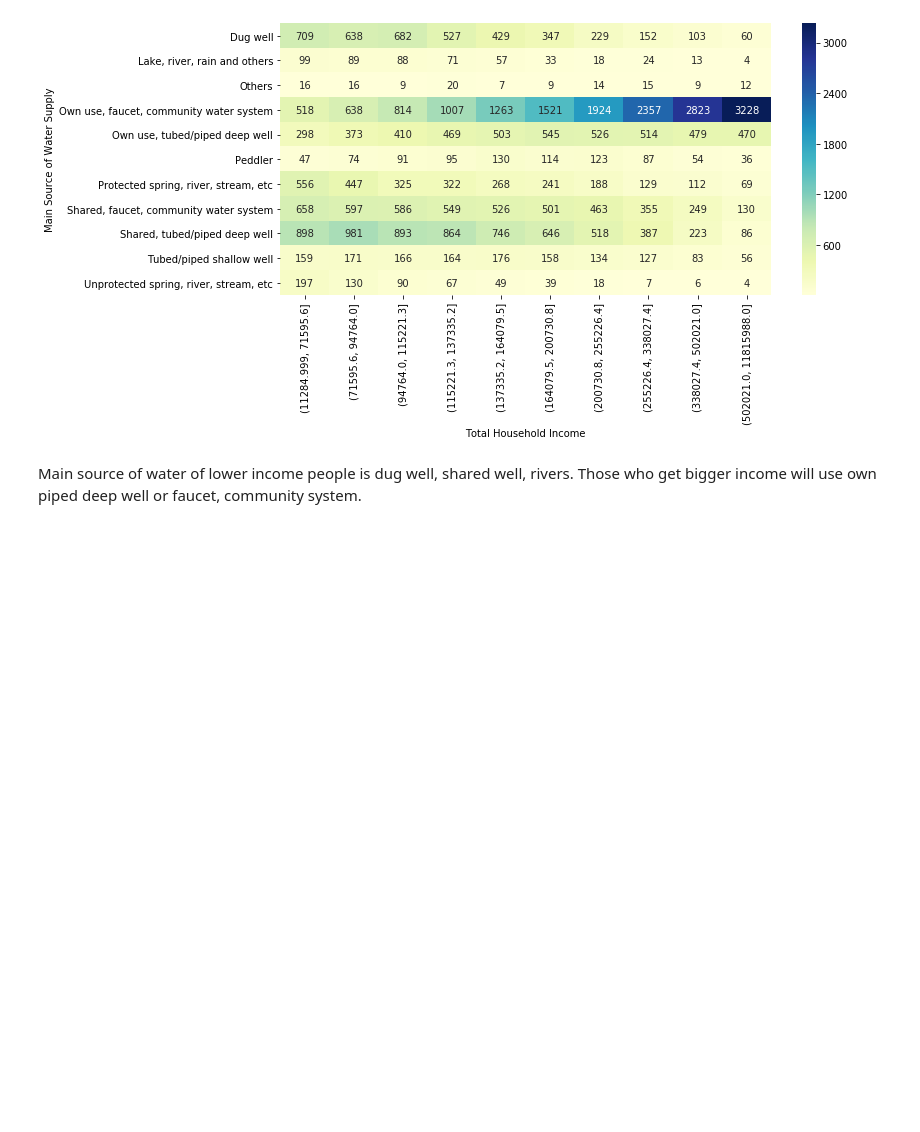
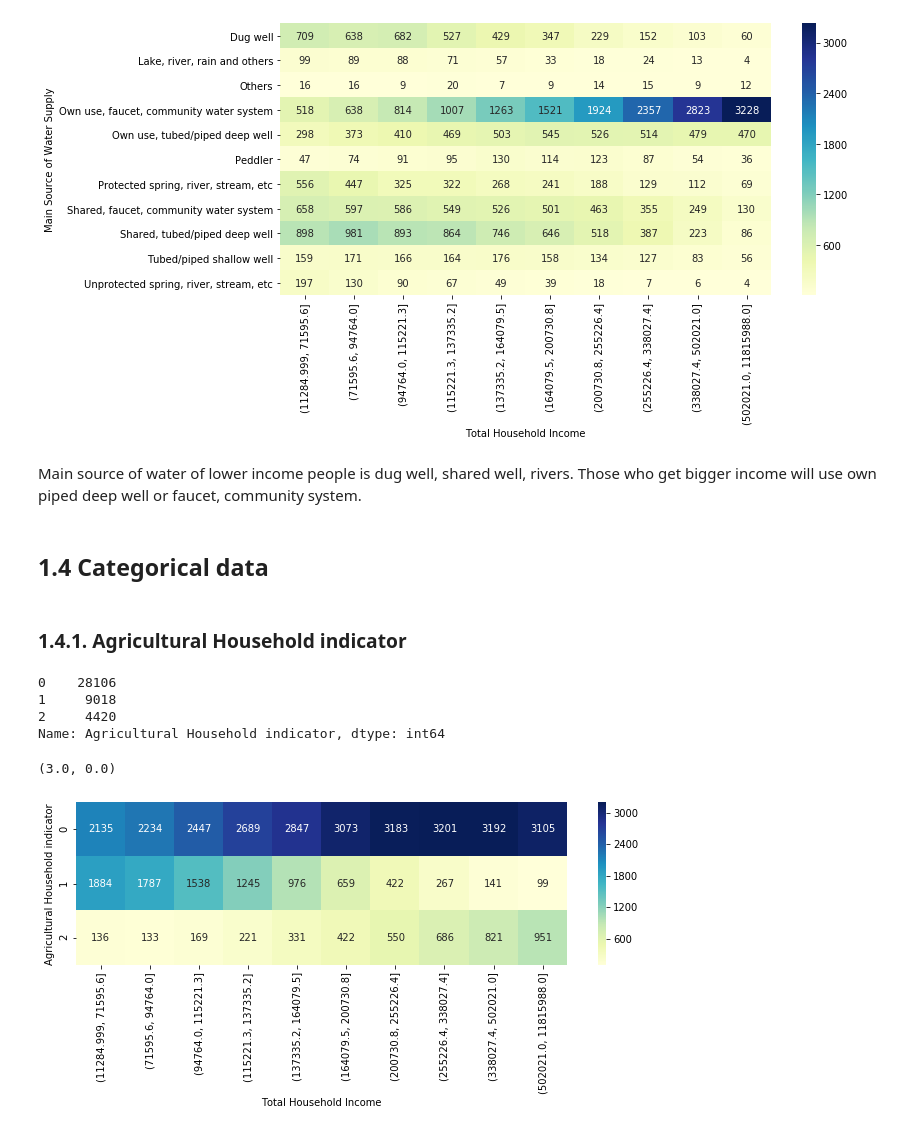
Before and after one commit to Rasa117/project, a Jupyter notebook: Visualizing Data.ipynb, the cells around one changed output. Saved outputs shown, nothing was run; the diff lists cells and outputs as text; code cells hidden in the pictures; blank space fills up the shorter version.

Commit message:
add more about one column

```diff
--- a/Visualizing Data.ipynb
+++ b/Visualizing Data.ipynb
@@ -476,3 +476,23 @@ cross_toilet.set_ylim(bottom + 0.5, top - 0.5)
 [figure]
 # %% [markdown]
 Main source of water of lower income people is dug well, shared well, rivers. Those who get bigger income will use own piped deep well or faucet, community system.
+# %% [markdown]
+## 1.4 Categorical data
+# %% [markdown]
+### 1.4.1. Agricultural Household indicator
+# %%
+data["Agricultural Household indicator"].value_counts()
+# %% [output]
+0    28106
+1     9018
+2     4420
+Name: Agricultural Household indicator, dtype: int64
+# %%
+fig, ax = plt.subplots(figsize=(11,3))
+df = pd.crosstab(index=data["Agricultural Household indicator"], columns = interval_cut)
+cross_toilet = sns.heatmap(df, cmap="YlGnBu", annot = True, cbar=True, fmt='.0f')
+bottom, top = cross_toilet.get_ylim()
+cross_toilet.set_ylim(bottom + 0.5, top - 0.5)
+# %% [output]
+(3.0, 0.0)
+[figure, added]
```
